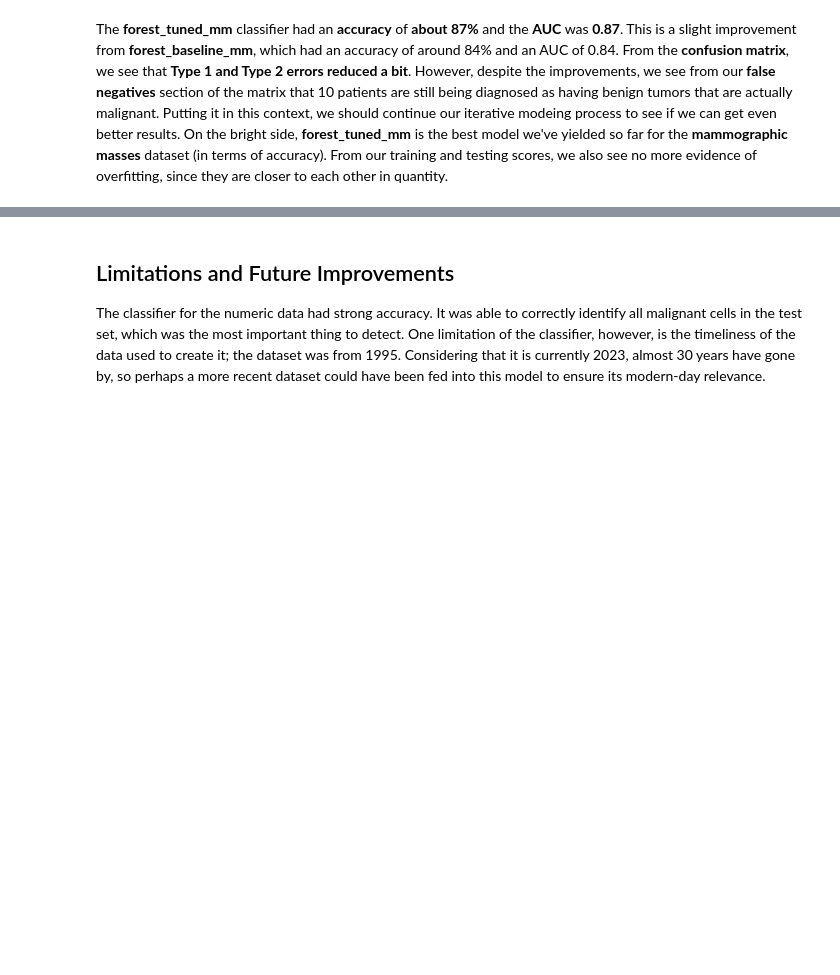
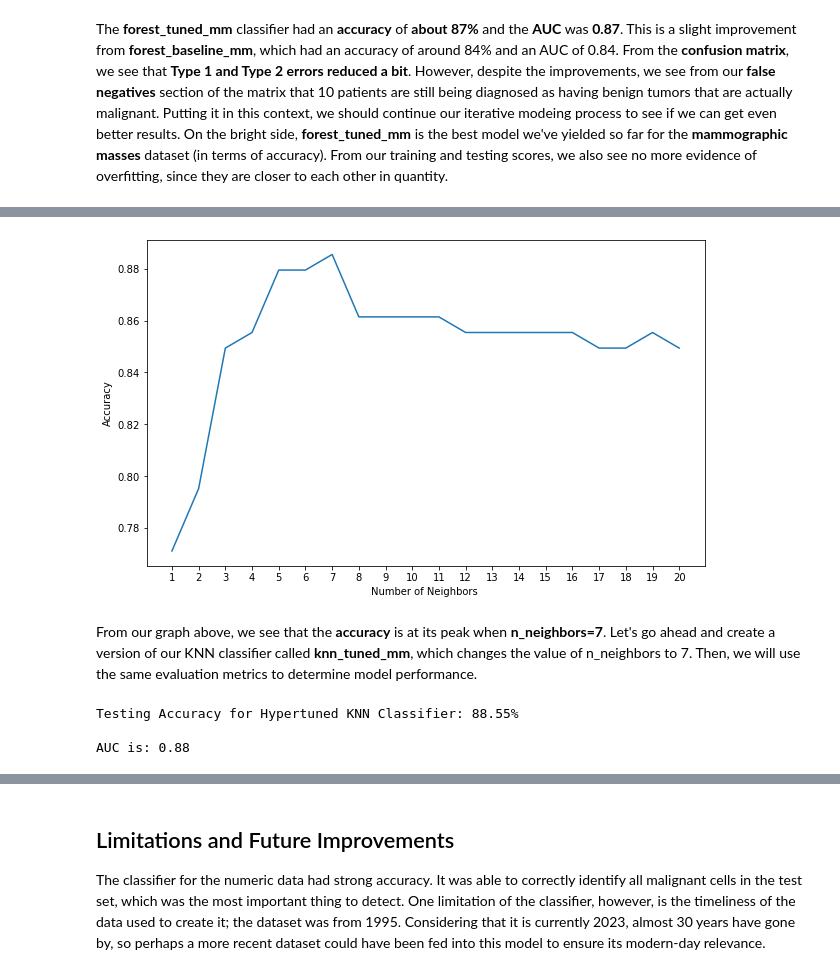
Before and after one commit to jbenedito99/Breast-Cancer-Classification, a Jupyter notebook: notebook.ipynb, the cells around one changed output, grey strips where cells are left out. Saved outputs shown, nothing was run; the diff lists cells and outputs as text; code cells hidden in the pictures; blank space fills up the shorter version.

```diff
--- a/notebook.ipynb
+++ b/notebook.ipynb
@@ -958,0 +1017,25 @@ Keras model; went a step further for this dataset because we haven't yielded an
+# %%
+# Code Source: https://www.kaggle.com/code/arunimsamudra/k-nn-with-hyperparameter-tuning#k-Nearest-Neighbors
+
+# find optimal value for k (n_neighbors)
+
+# calculating accuracy with different n_neighbors values
+mean_acc = np.zeros(20)
+for i in range(1, 21):
+    # train models and predict
+    knn = KNeighborsClassifier(n_neighbors = i).fit(X_train_mm_scaled, y_train_mm)
+    yhat = knn.predict(X_test_mm_scaled)
+    mean_acc[i-1] = metrics.accuracy_score(y_test_mm, yhat)
+
+# graphing n_neighbors vs accuracy
+loc = np.arange(1, 21, step=1.0)
+plt.figure(figsize = (10, 6))
+plt.plot(range(1, 21), mean_acc)
+plt.xticks(loc)
+plt.xlabel('Number of Neighbors ')
+plt.ylabel('Accuracy')
+plt.show()
+# %% [output]
+[figure, added]
+# %% [markdown]
+From our graph above, we see that the <b>accuracy</b> is at its peak when <b>n_neighbors=7</b>. Let's go ahead and create a version of our KNN classifier called <b>knn_tuned_mm</b>, which changes the value of n_neighbors to 7. Then, we will use the same evaluation metrics to determine model performance.
@@ -958,0 +1053,14 @@ Keras model; went a step further for this dataset because we haven't yielded an
+# %%
+# calculate accuracy_score and AUC for test data to evaluate classifier performance
+
+# print accuracy_score
+print("Testing Accuracy for Hypertuned KNN Classifier: {:.4}%".format(accuracy_score(y_test_mm, knn_tuned_mm_preds) * 100))
+
+# check AUC for predictions
+false_positive_rate, true_positive_rate, thresholds = roc_curve(y_test_mm, knn_tuned_mm_preds)
+roc_auc = auc(false_positive_rate, true_positive_rate)
+print('\nAUC is: {0}'.format(round(roc_auc, 2)))
+# %% [output]
+Testing Accuracy for Hypertuned KNN Classifier: 88.55%
+
+AUC is: 0.88
```
Also changed, not shown: parts of 19 cells of this notebook.
